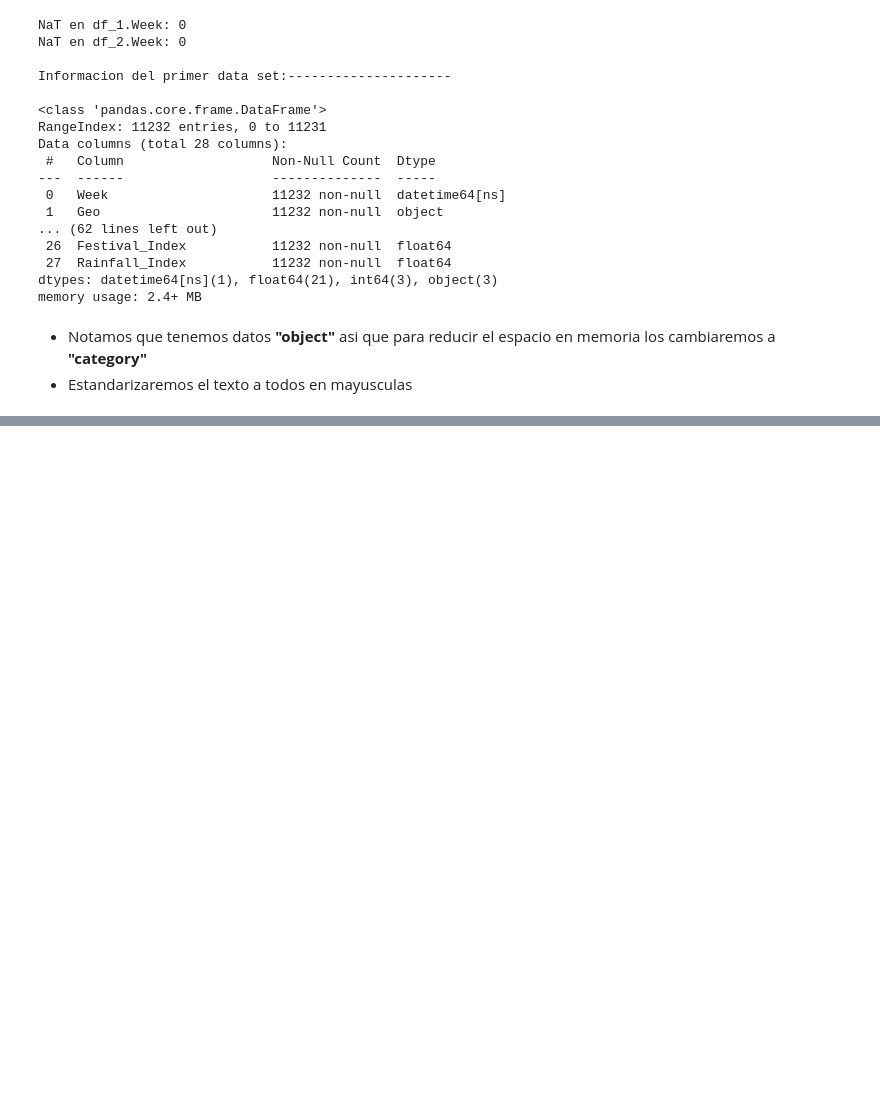
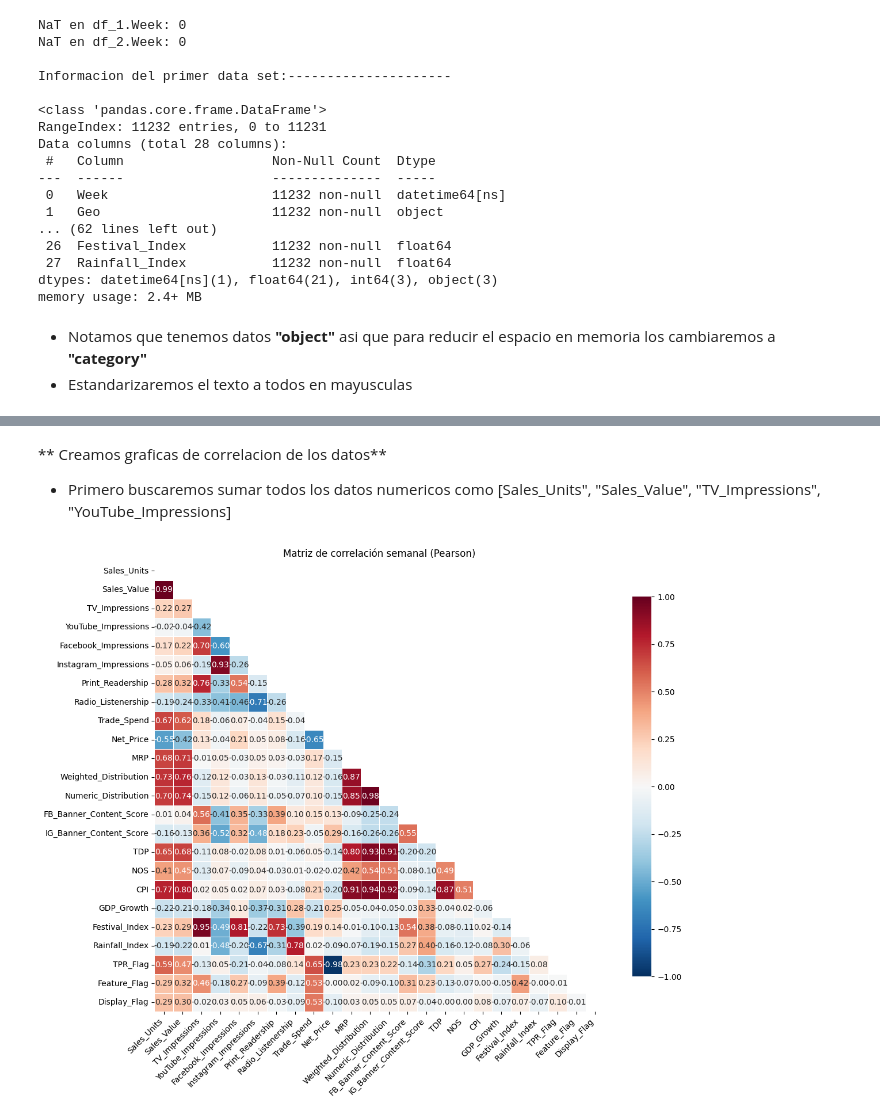
Before and after one commit to mcc-oscar-perez/Marketing_Mix_Modeling, a Jupyter notebook: RT.ipynb, the cells around one changed output, grey strips where cells are left out. Drawn from its saved outputs; the diff is of its cells as text; code cells hidden in the pictures; blank space fills up the shorter version.

Commit message:
Graficacion

```diff
--- a/RT.ipynb
+++ b/RT.ipynb
@@ -207,0 +277,62 @@ Características estadísticas de df_1:
+# %% [markdown]
+** Creamos graficas de correlacion de los datos**
+- Primero buscaremos sumar todos los datos numericos como [Sales_Units", "Sales_Value", "TV_Impressions", "YouTube_Impressions]
+# %%
+df = df_1.copy()
+
+sum_cols  = ["Sales_Units","Sales_Value","TV_Impressions","YouTube_Impressions",
+            "Facebook_Impressions","Instagram_Impressions","Print_Readership",
+            "Radio_Listenership","Trade_Spend"]
+
+mean_cols = ["Net_Price","MRP","Weighted_Distribution","Numeric_Distribution",
+            "FB_Banner_Content_Score","IG_Banner_Content_Score",
+            "TDP","NOS","CPI","GDP_Growth","Festival_Index","Rainfall_Index"]
+
+flag_cols = ["TPR_Flag","Feature_Flag","Display_Flag"]
+
+
+agg_map = {}
+
+for c in sum_cols:
+    agg_map[c] = "sum"     # se acumula
+
+for c in mean_cols:
+    agg_map[c] = "mean"    # nivel/promedio
+
+for c in flag_cols:
+    agg_map[c] = "max"     # si alguna fila tuvo 1, la semana queda 1
+
+weekly = df.groupby("Week", as_index=True).agg(agg_map).sort_index()
+#display(weekly)
+
+corr_pearson = weekly.corr()      # relación lineal
+# corr_pearson.round(3)          # para verlo “bonito”
+
+# corr_spearman = weekly.corr(method="spearman")  # por rangos, más robusta a picos
+# corr_spearman.round(3)
+
+corr = corr_pearson  # o corr_spearman
+mask = np.triu(np.ones_like(corr, dtype=bool))  # oculta triángulo sup.
+
+# plt.figure(figsize=(12,10))
+# sns.heatmap(corr, mask=mask, vmin=-1, vmax=1, center=0)
+# plt.title("Matriz de correlación semanal (Pearson)")
+# plt.tight_layout()
+# plt.show()
+
+plt.figure(figsize=(12,10))
+sns.heatmap(
+    corr,
+    mask=mask,                 # oculta triángulo superior
+    annot=True, fmt=".2f",     # números dentro de cada celda
+    cmap="RdBu_r",             # rojo(+) / azul(-)
+    vmin=-1, vmax=1, center=0, # escala fija -1..1
+    linewidths=.5, square=True,
+    cbar_kws={"shrink": .8}
+)
+plt.xticks(rotation=45, ha="right")
+plt.title("Matriz de correlación semanal (Pearson)")
+plt.tight_layout()
+plt.show()
+# %% [output]
+[figure, added]
```
Also changed, not shown: parts of 21 cells of this notebook.
